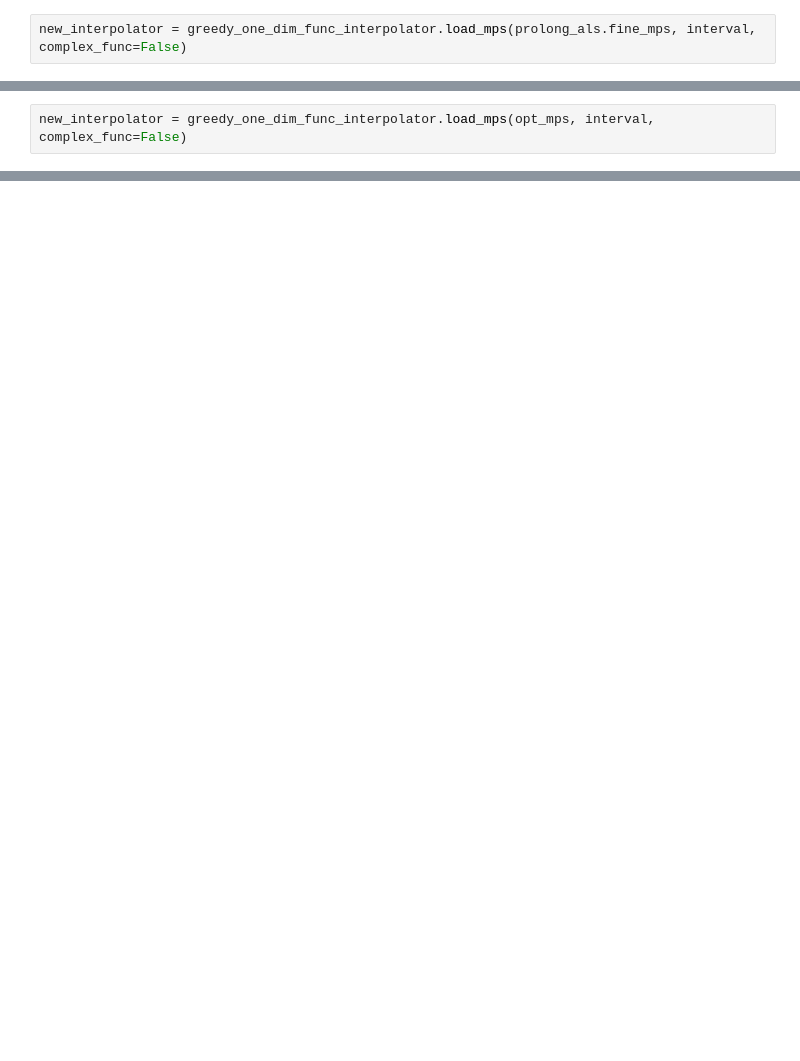
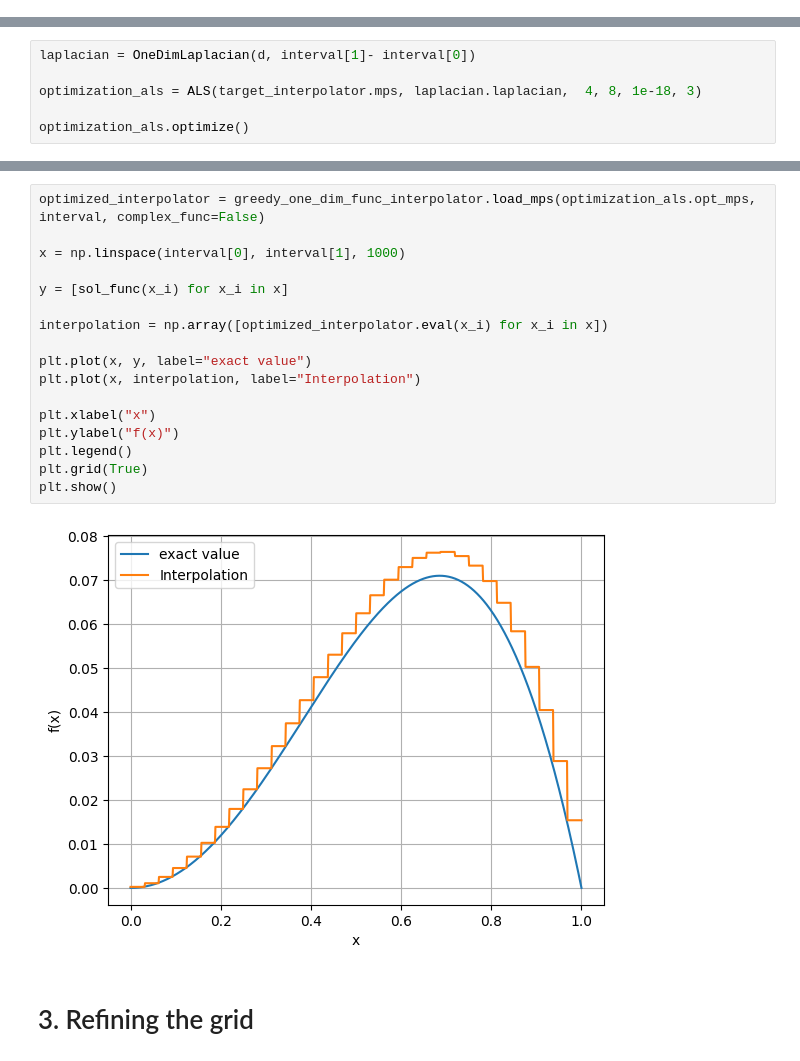
Before and after one commit to pau-torrente/py_ttcross, a Jupyter notebook: example_notebooks/pdes/multigrid_renorm.ipynb, the cells around one changed output, grey strips where cells are left out. Cells and saved outputs as stored; diff of their text form; blank space fills up the shorter version.

```diff
--- a/example_notebooks/pdes/multigrid_renorm.ipynb
+++ b/example_notebooks/pdes/multigrid_renorm.ipynb
@@ -110,2 +0,0 @@ prolong_als.optimize()
-# %%
-new_interpolator = greedy_one_dim_func_interpolator.load_mps(prolong_als.fine_mps, interval, complex_func=False)
@@ -183,2 +0,0 @@ opt_mps, overlap, truncation_error = test_als.optimize()
-# %%
-new_interpolator = greedy_one_dim_func_interpolator.load_mps(opt_mps, interval, complex_func=False)
@@ -211,0 +68,6 @@ plt.show()
+# %%
+laplacian = OneDimLaplacian(d, interval[1]- interval[0])
+
+optimization_als = ALS(target_interpolator.mps, laplacian.laplacian,  4, 8, 1e-18, 3)
+
+optimization_als.optimize()
@@ -211,0 +92,21 @@ plt.show()
+# %%
+optimized_interpolator = greedy_one_dim_func_interpolator.load_mps(optimization_als.opt_mps, interval, complex_func=False)
+
+x = np.linspace(interval[0], interval[1], 1000)
+
+y = [sol_func(x_i) for x_i in x]
+
+interpolation = np.array([optimized_interpolator.eval(x_i) for x_i in x])
+
+plt.plot(x, y, label="exact value")
+plt.plot(x, interpolation, label="Interpolation")
+
+plt.xlabel("x")
+plt.ylabel("f(x)")
+plt.legend()
+plt.grid(True)
+plt.show()
+# %% [output]
+[figure, added]
+# %% [markdown]
+# 3. Refining the grid
```
Also changed, not shown: parts of 32 cells of this notebook, 6 other files.
